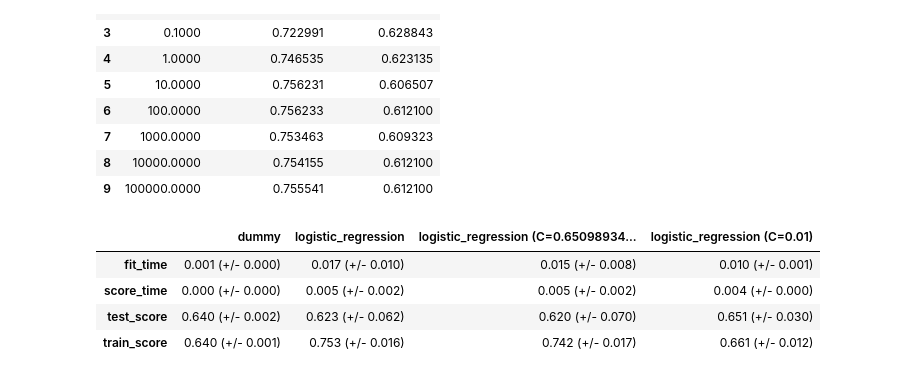
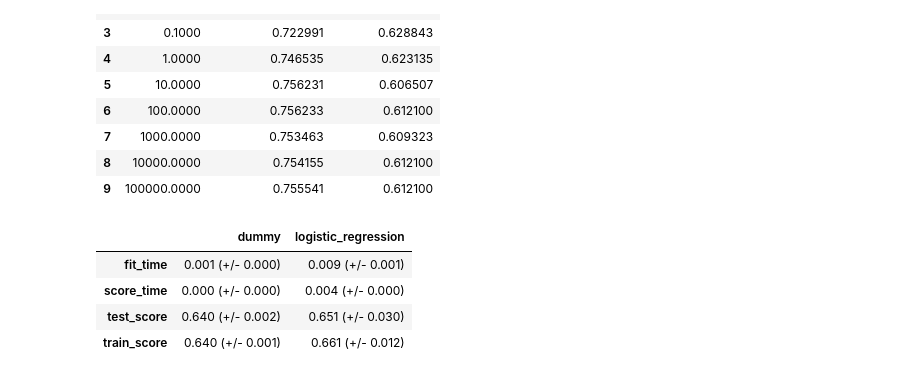
Before and after one commit to ajarodpaulson/mock-predict-weaning-failure, a Jupyter notebook: predict_weaning_failure.ipynb, the cells around one changed output. Drawn from its saved outputs; the diff is of its cells as text; code cells hidden in the pictures.

```diff
--- a/predict_weaning_failure.ipynb
+++ b/predict_weaning_failure.ipynb
@@ -27,12 +27,16 @@ from sklearn.impute import SimpleImputer
 from sklearn.pipeline import make_pipeline
 from sklearn.compose import ColumnTransformer
 
-from scipy.stats import randint
+from scipy.stats import randint, loguniform
 
 from sklearn.dummy import DummyClassifier
 from sklearn.linear_model import LogisticRegression
 from sklearn.ensemble import RandomForestClassifier
-import xgboost as xgb
+from xgboost import XGBClassifier
+
+import shap
+
+RANDOM_STATE = 123
 # %%
 # read csv and store in df
 
@@ -512,18 +516,18 @@ results_df
 # %%
 best_validation_idx = results_df["mean_cv_scores"].idxmax()
 best_C = results_df.loc[best_validation_idx, "C"]
 lr = LogisticRegression(C=best_C, max_iter=1000)
-pipe_lr = make_pipeline(ct, lr)
+best_pipe_lr = make_pipeline(ct, lr)
 
-results_dict[f"logistic_regression (C={best_C})"] = mean_std_cross_val_scores(
-    pipe_lr, X_train, y_train, return_train_score=True
+results_dict["logistic_regression"] = mean_std_cross_val_scores(
+    best_pipe_lr, X_train, y_train, return_train_score=True
 )
 pd.DataFrame(results_dict)
 # %% [output]
-|  | dummy | logistic_regression | logistic_regression (C=0.65098934... | logistic_regression (C=0.01) |
-| fit_time | 0.001 (+/- 0.000) | 0.017 (+/- 0.010) | 0.015 (+/- 0.008) | 0.010 (+/- 0.001) |
-| score_time | 0.000 (+/- 0.000) | 0.005 (+/- 0.002) | 0.005 (+/- 0.002) | 0.004 (+/- 0.000) |
-| test_score | 0.640 (+/- 0.002) | 0.623 (+/- 0.062) | 0.620 (+/- 0.070) | 0.651 (+/- 0.030) |
-| train_score | 0.640 (+/- 0.001) | 0.753 (+/- 0.016) | 0.742 (+/- 0.017) | 0.661 (+/- 0.012) |
+|  | dummy | logistic_regression |
+| fit_time | 0.001 (+/- 0.000) | 0.009 (+/- 0.001) |
+| score_time | 0.000 (+/- 0.000) | 0.004 (+/- 0.000) |
+| test_score | 0.640 (+/- 0.002) | 0.651 (+/- 0.030) |
+| train_score | 0.640 (+/- 0.001) | 0.661 (+/- 0.012) |
 # %%
 # Random forest
```
Also changed, not shown: parts of 16 cells of this notebook.
